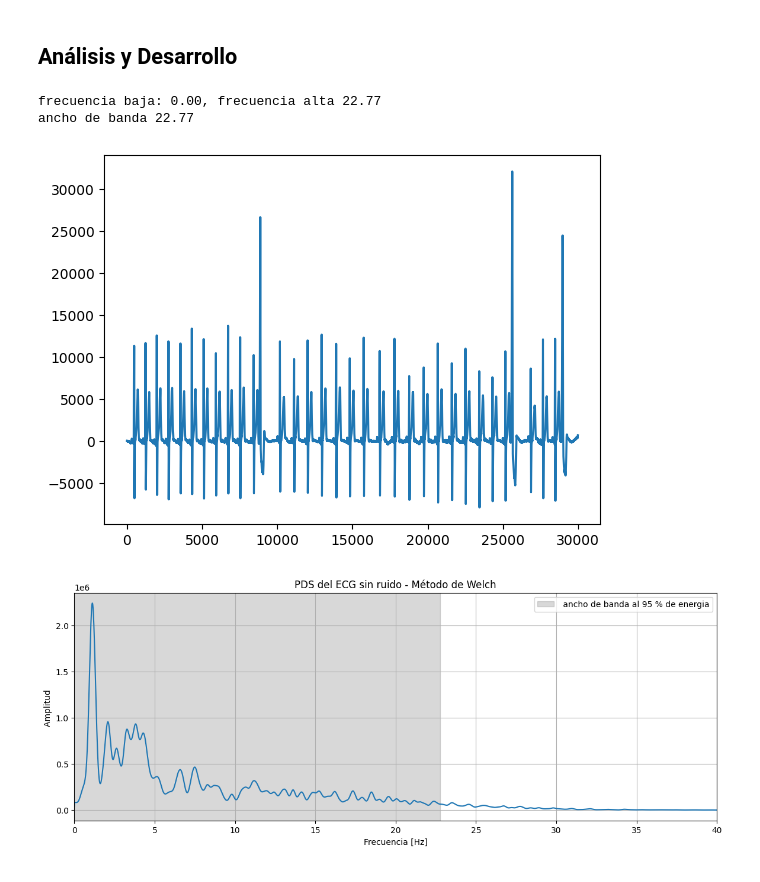
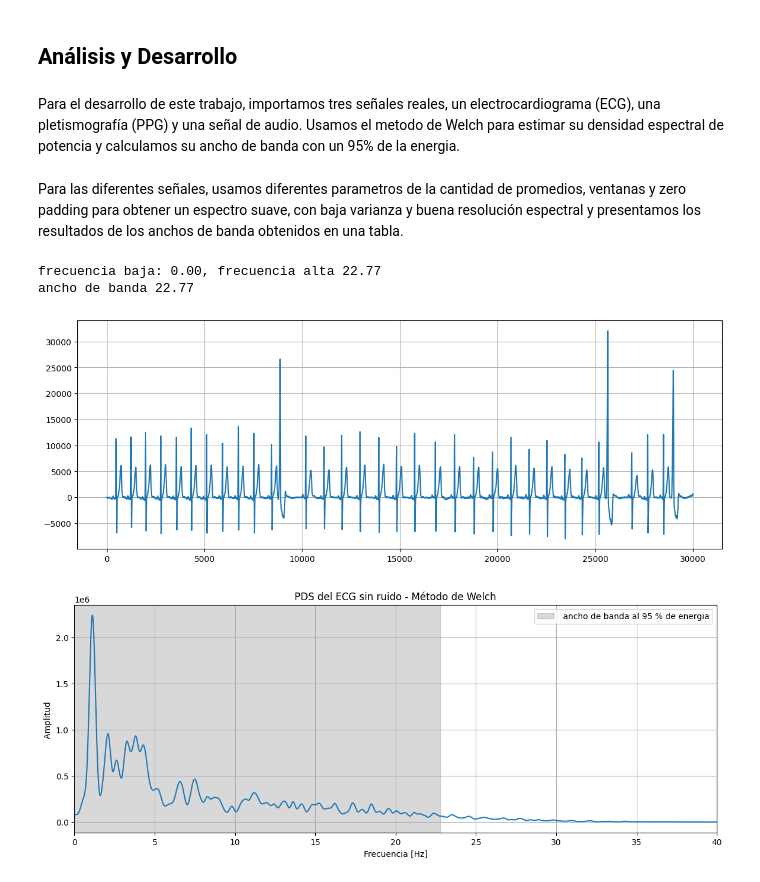
Before and after one commit to ArturoHuber1/APS, a Jupyter notebook: TS5/TS5_Huber_Galperin.ipynb, the cells around one changed output. Saved outputs shown, nothing was run; the diff lists cells and outputs as text; code cells hidden in the pictures.

```diff
--- a/TS5/TS5_Huber_Galperin.ipynb
+++ b/TS5/TS5_Huber_Galperin.ipynb
@@ -6,26 +16,33 @@
 # %% [markdown]
 ## Análisis y Desarrollo
+# %% [markdown]
+Para el desarrollo de este trabajo, importamos tres señales reales, un electrocardiograma (ECG), una pletismografía (PPG) y una señal de audio. Usamos el metodo de Welch para estimar su densidad espectral de potencia y calculamos su ancho de banda con un 95% de la energia.
 # %%
 import numpy as np
 from scipy import signal as sig
-
+import pandas as pd
 import matplotlib.pyplot as plt
+from IPython.display import display
 
 import scipy.io as sio
 from scipy.io.wavfile import write
 
 from lectura_sigs import ecg_one_lead, fs_ecg, ppg, fs_ppg, fs_audio, wav_data
+
+columnas = ["Nombre_Señal", "Frecuencia_Min_Hz", "Frecuencia_Max_Hz", "Ancho_Banda_Hz"]
+tabla_resultados = pd.DataFrame(columns=columnas)
+# %% [markdown]
+Para las diferentes señales, usamos diferentes parametros de la cantidad de promedios, ventanas y zero padding para obtener un espectro suave, con baja varianza y buena resolución espectral y presentamos los resultados de los anchos de banda obtenidos en una tabla.
 # %%
-plt.figure()
+plt.figure(figsize=(14,5))
 plt.plot(ecg_one_lead)
+plt.grid(True)
 
 N = len(ecg_one_lead)
-
 
 cantidad_promedios = 7
 nperseg = N // cantidad_promedios
 f, Pxx = sig.welch(ecg_one_lead, fs=fs_ecg, nperseg = nperseg, window = 'hann', nfft = 2 * N)
-
 
 total_power = np.sum(Pxx)
 cumsum = np.cumsum(Pxx) / total_power
@@ -34,36 +51,35 @@ cumsum = np.cumsum(Pxx) / total_power
 percentil = 0.95
 #low = (1 - percentil) / 2
 low = 0
 #high = 1 - low
 high =  percentil
 
-
 # buscar índices
 indiceLow = np.searchsorted(cumsum, low)
 indiceHigh = np.searchsorted(cumsum, high)
 
 bandWith = f[indiceLow:indiceHigh]
 
 print (f"frecuencia baja: {bandWith[0]:.2f}, frecuencia alta {bandWith[-1]:.2f}")
 print (f"ancho de banda {bandWith[-1] - bandWith[0]:.2f}")
 
+tabla_resultados.loc[len(tabla_resultados)] = ["ECG", f"{bandWith[0]:.2f}",f"{bandWith[-1]:.2f}", f"{bandWith[-1]-bandWith[0]:.2f}"]
+
 # Graficar
-#ymin, ymax = plt.ylim()   # límites actuales del eje y
-
 plt.figure(figsize=(14,5))
 plt.plot(f, Pxx)
 plt.title("PDS del ECG sin ruido - Método de Welch")
 plt.xlabel("Frecuencia [Hz]")
 plt.ylabel("Amplitud ")
 plt.xlim(0,40)
 #plt.ylim(0,50)
 plt.axvspan(bandWith[0], bandWith[-1],color = "grey", alpha=0.3, label = f" ancho de banda al {percentil *  100:.0f} % de energia")
 plt.legend()
 plt.grid(True)
 plt.show()
 # %% [output]
 frecuencia baja: 0.00, frecuencia alta 22.77
 ancho de banda 22.77
-[figure, old version]
+[figure, new version]
 [figure]
 # %%
```
Also changed, not shown: parts of 4 cells of this notebook.
